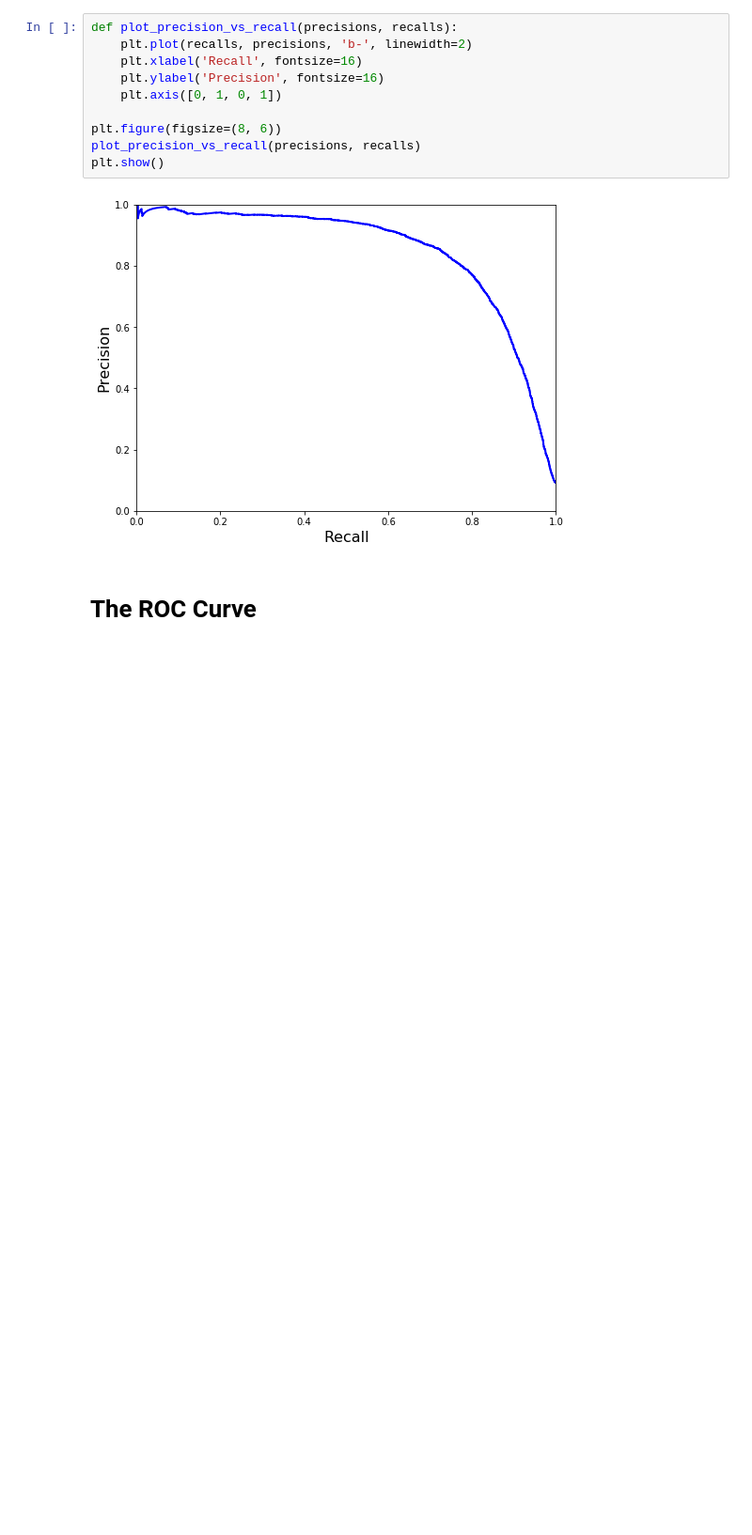
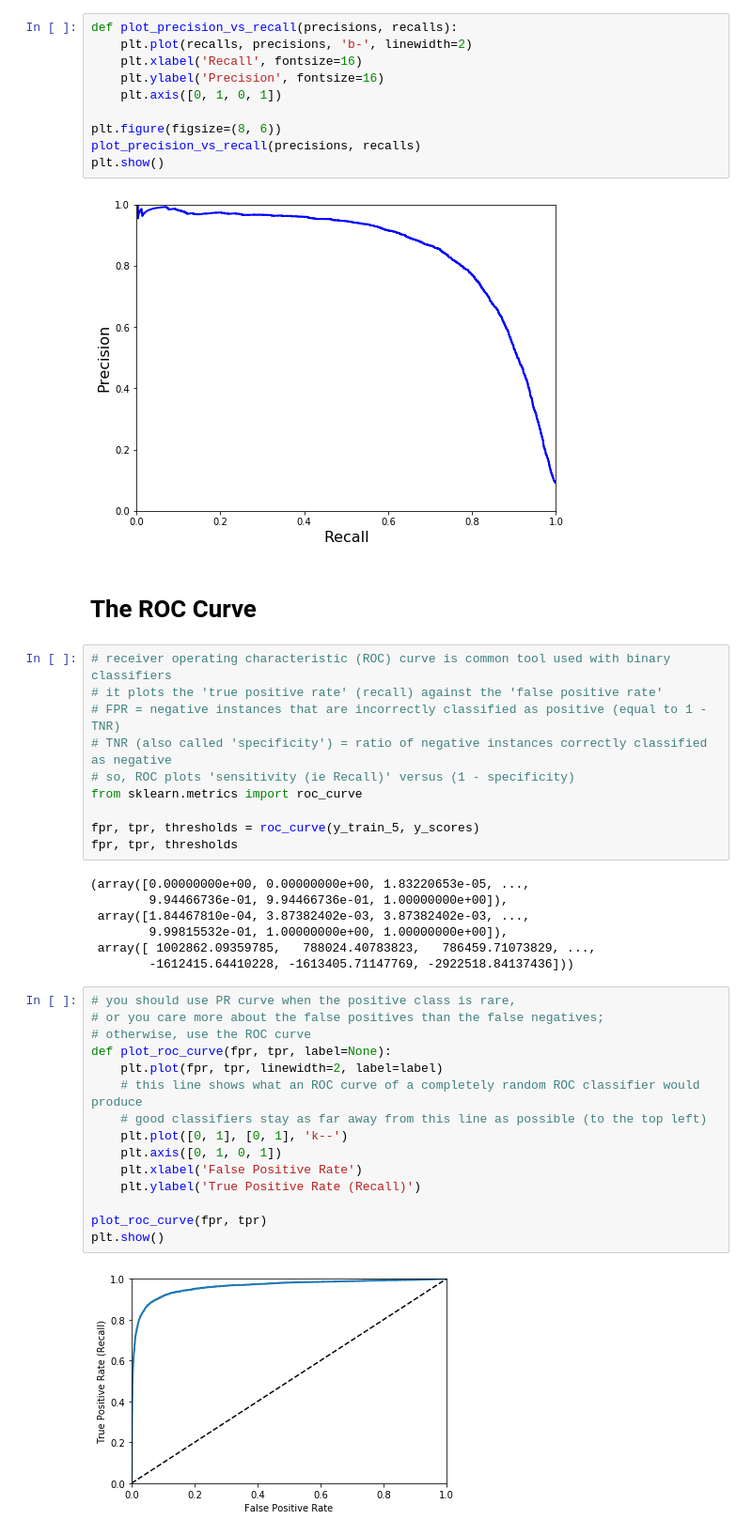
Before and after one commit to hankehly/handson-ml, a Jupyter notebook: Chapter 03 - Classification.ipynb, the cells around one changed output. Shown at 94% size. Drawn from its saved outputs; the diff is of its cells as text; blank space fills up the shorter version.

Commit message:
Start ROC curve section

```diff
--- a/Chapter 03 - Classification.ipynb
+++ b/Chapter 03 - Classification.ipynb
@@ -279,3 +281,37 @@ plt.show()
 [figure]
 # %% [markdown]
 # The ROC Curve
+# %%
+# receiver operating characteristic (ROC) curve is common tool used with binary classifiers
+# it plots the 'true positive rate' (recall) against the 'false positive rate'
+# FPR = negative instances that are incorrectly classified as positive (equal to 1 - TNR)
+# TNR (also called 'specificity') = ratio of negative instances correctly classified as negative
+# so, ROC plots 'sensitivity (ie Recall)' versus (1 - specificity)
+from sklearn.metrics import roc_curve
+
+fpr, tpr, thresholds = roc_curve(y_train_5, y_scores)
+fpr, tpr, thresholds
+# %% [output]
+(array([0.00000000e+00, 0.00000000e+00, 1.83220653e-05, ...,
+        9.94466736e-01, 9.94466736e-01, 1.00000000e+00]),
+ array([1.84467810e-04, 3.87382402e-03, 3.87382402e-03, ...,
+        9.99815532e-01, 1.00000000e+00, 1.00000000e+00]),
+ array([ 1002862.09359785,   788024.40783823,   786459.71073829, ...,
+        -1612415.64410228, -1613405.71147769, -2922518.84137436]))
+# %%
+# you should use PR curve when the positive class is rare,
+# or you care more about the false positives than the false negatives;
+# otherwise, use the ROC curve
+def plot_roc_curve(fpr, tpr, label=None):
+    plt.plot(fpr, tpr, linewidth=2, label=label)
+    # this line shows what an ROC curve of a completely random ROC classifier would produce
+    # good classifiers stay as far away from this line as possible (to the top left)
+    plt.plot([0, 1], [0, 1], 'k--')
+    plt.axis([0, 1, 0, 1])
+    plt.xlabel('False Positive Rate')
+    plt.ylabel('True Positive Rate (Recall)')
+
+plot_roc_curve(fpr, tpr)
+plt.show()
+# %% [output]
+[figure, added]
```
Also changed, not shown: parts of 2 cells of this notebook.
